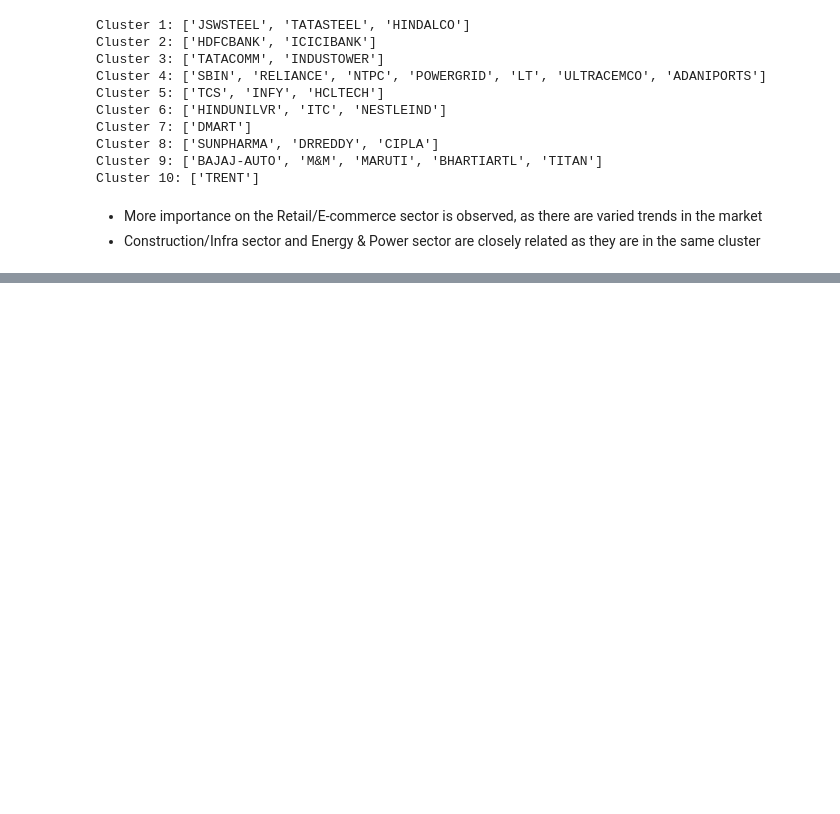
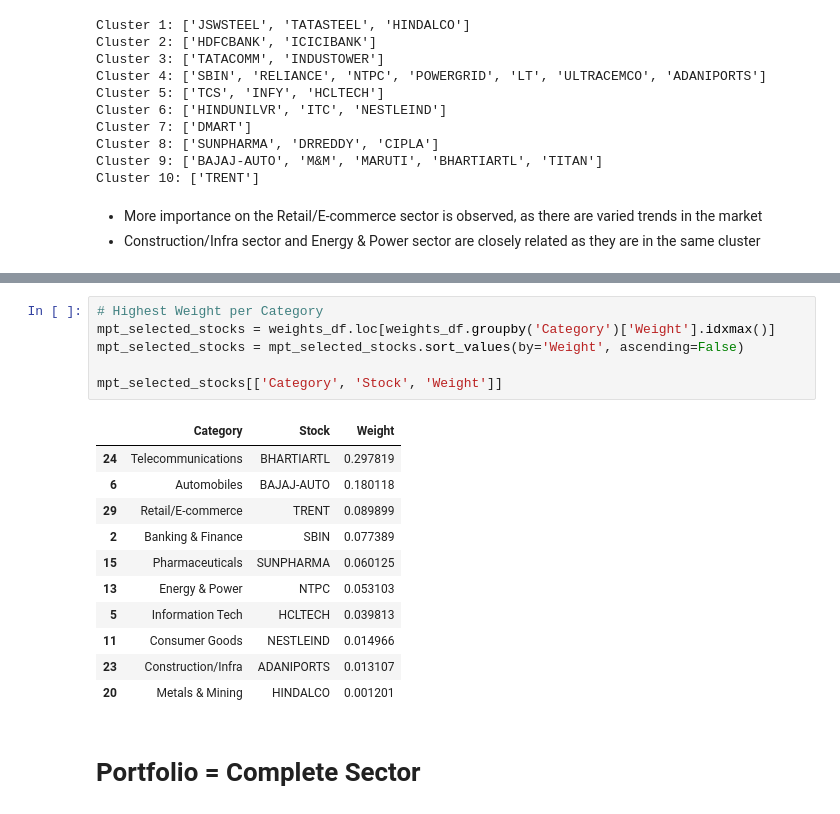
Before and after one commit to Siddhesh1kamble/DA6701-Assignments, a Jupyter notebook: Assignment_1/assignment1.ipynb, the cells around one changed output, grey strips where cells are left out. Drawn from its saved outputs; the diff is of its cells as text; blank space fills up the shorter version.

```diff
--- a/Assignment_1/assignment1.ipynb
+++ b/Assignment_1/assignment1.ipynb
@@ -197,0 +252,20 @@ Cluster 10: ['TRENT']
+# %%
+# Highest Weight per Category
+mpt_selected_stocks = weights_df.loc[weights_df.groupby('Category')['Weight'].idxmax()]
+mpt_selected_stocks = mpt_selected_stocks.sort_values(by='Weight', ascending=False)
+
+mpt_selected_stocks[['Category', 'Stock', 'Weight']]
+# %% [output]
+|  | Category | Stock | Weight |
+| 24 | Telecommunications | BHARTIARTL | 0.297819 |
+| 6 | Automobiles | BAJAJ-AUTO | 0.180118 |
+| 29 | Retail/E-commerce | TRENT | 0.089899 |
+| 2 | Banking & Finance | SBIN | 0.077389 |
+| 15 | Pharmaceuticals | SUNPHARMA | 0.060125 |
+| 13 | Energy & Power | NTPC | 0.053103 |
+| 5 | Information Tech | HCLTECH | 0.039813 |
+| 11 | Consumer Goods | NESTLEIND | 0.014966 |
+| 23 | Construction/Infra | ADANIPORTS | 0.013107 |
+| 20 | Metals & Mining | HINDALCO | 0.001201 |
+# %% [markdown]
+# Portfolio = Complete Sector
```
Also changed, not shown: parts of 8 cells of this notebook.
